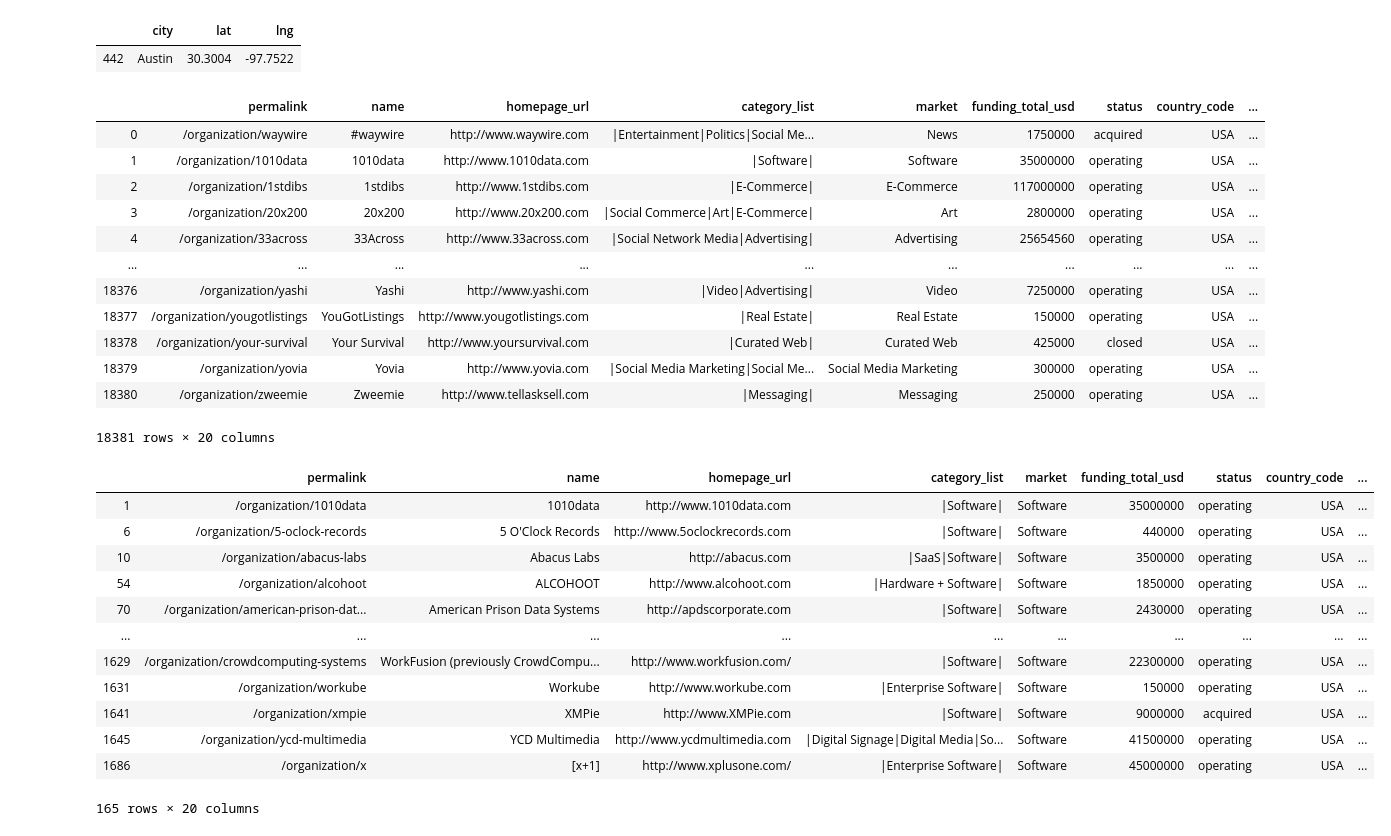
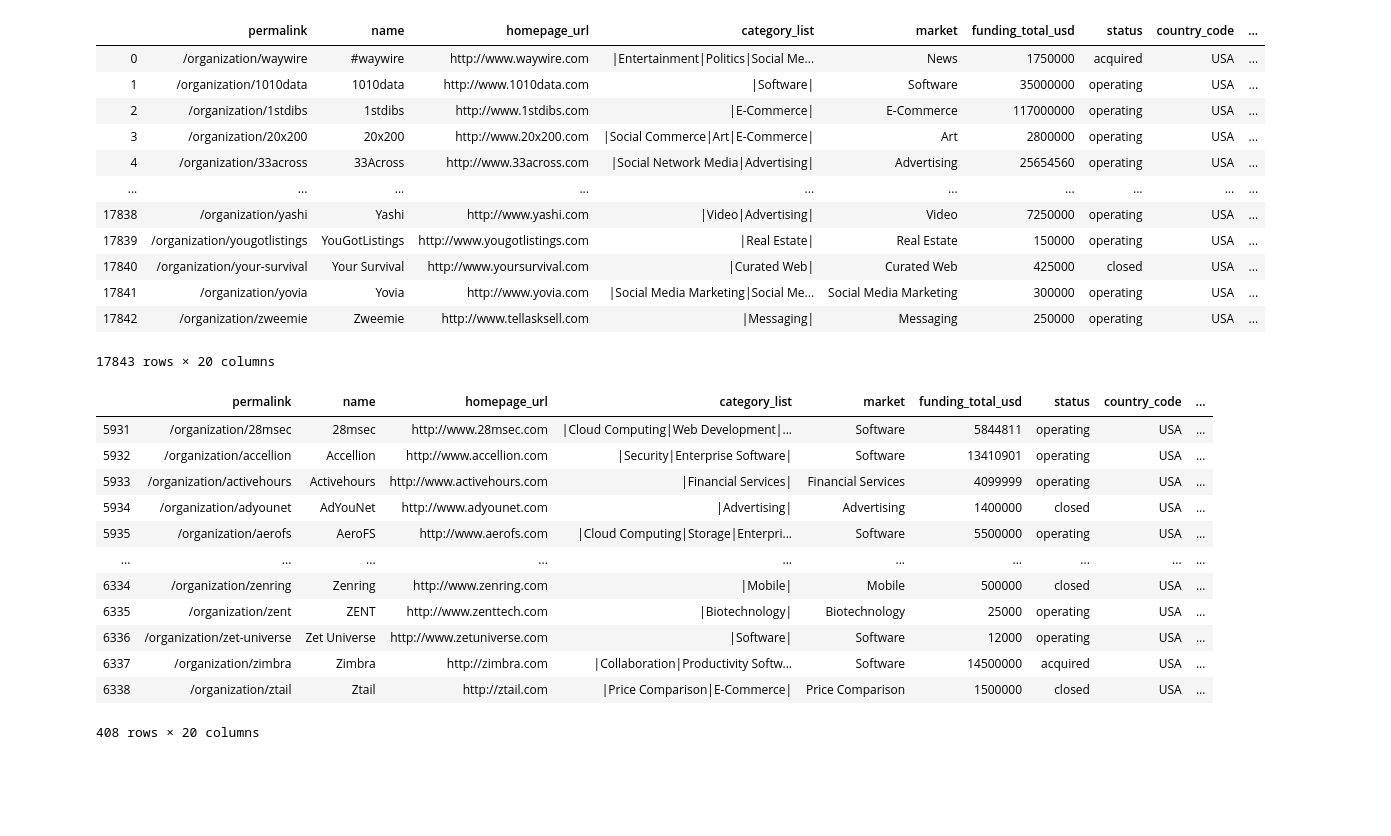
Before and after one commit to jjhuang22/cs171-final-project, a Jupyter notebook: data/EDA.ipynb, the cells around one changed output. Cells and saved outputs as stored; diff of their text form; code cells hidden in the pictures; blank space fills up the shorter version.

```diff
--- a/data/EDA.ipynb
+++ b/data/EDA.ipynb
@@ -23,6 +21,7 @@ companies_df = companies_df[companies_df['funding_total_usd'] != '-']
 for col in ['funding_total_usd', 'founded_year', 'funding_rounds']:
     companies_df[col] = companies_df[col].astype(int)
 # %%
-worldcities_df = pd.read_csv("worldcities.csv")[['city', 'lat', 'lng']]
+worldcities_df = pd.read_csv("worldcities.csv")
+worldcities_df = worldcities_df[worldcities_df['country'] == 'United States'][['city', 'lat', 'lng']]
 worldcities_df['city'] = worldcities_df['city'].astype(str)
 worldcities_df.drop_duplicates(subset=['city'], inplace = True)
@@ -34,8 +28,3 @@ worldcities_df[worldcities_df['city'] == 'San Francisco']
-# %%
-worldcities_df[worldcities_df['city'] == 'Austin']
-# %% [output]
-|  | city | lat | lng |
-| 442 | Austin | 30.3004 | -97.7522 |
 # %%
 merge_df = companies_df.merge(worldcities_df, how = 'inner', left_on = 'city', right_on = 'city')
 
@@ -57,28 +46,28 @@ merge_df
 | 3 | /organization/20x200 | 20x200 | http://www.20x200.com | |Social Commerce|Art|E-Commerce| | Art | 2800000 | operating | USA | ... |
 | 4 | /organization/33across | 33Across | http://www.33across.com | |Social Network Media|Advertising| | Advertising | 25654560 | operating | USA | ... |
 | ... | ... | ... | ... | ... | ... | ... | ... | ... | ... |
-| 18376 | /organization/yashi | Yashi | http://www.yashi.com | |Video|Advertising| | Video | 7250000 | operating | USA | ... |
-| 18377 | /organization/yougotlistings | YouGotListings | http://www.yougotlistings.com | |Real Estate| | Real Estate | 150000 | operating | USA | ... |
-| 18378 | /organization/your-survival | Your Survival | http://www.yoursurvival.com | |Curated Web| | Curated Web | 425000 | closed | USA | ... |
-| 18379 | /organization/yovia | Yovia | http://www.yovia.com | |Social Media Marketing|Social Me... | Social Media Marketing | 300000 | operating | USA | ... |
-| 18380 | /organization/zweemie | Zweemie | http://www.tellasksell.com | |Messaging| | Messaging | 250000 | operating | USA | ... |
+| 17838 | /organization/yashi | Yashi | http://www.yashi.com | |Video|Advertising| | Video | 7250000 | operating | USA | ... |
+| 17839 | /organization/yougotlistings | YouGotListings | http://www.yougotlistings.com | |Real Estate| | Real Estate | 150000 | operating | USA | ... |
+| 17840 | /organization/your-survival | Your Survival | http://www.yoursurvival.com | |Curated Web| | Curated Web | 425000 | closed | USA | ... |
+| 17841 | /organization/yovia | Yovia | http://www.yovia.com | |Social Media Marketing|Social Me... | Social Media Marketing | 300000 | operating | USA | ... |
+| 17842 | /organization/zweemie | Zweemie | http://www.tellasksell.com | |Messaging| | Messaging | 250000 | operating | USA | ... |
-18381 rows × 20 columns
+17843 rows × 20 columns
 # %%
-merge_df[(merge_df['market'] == 'Software') & (merge_df['city'] == 'New York')]
+merge_df[merge_df['city'] == 'Palo Alto']
 # %% [output]
 |  | permalink | name | homepage_url | category_list | market | funding_total_usd | status | country_code | ... |
-| 1 | /organization/1010data | 1010data | http://www.1010data.com | |Software| | Software | 35000000 | operating | USA | ... |
-| 6 | /organization/5-oclock-records | 5 O'Clock Records | http://www.5oclockrecords.com | |Software| | Software | 440000 | operating | USA | ... |
-| 10 | /organization/abacus-labs | Abacus Labs | http://abacus.com | |SaaS|Software| | Software | 3500000 | operating | USA | ... |
-| 54 | /organization/alcohoot | ALCOHOOT | http://www.alcohoot.com | |Hardware + Software| | Software | 1850000 | operating | USA | ... |
-| 70 | /organization/american-prison-dat... | American Prison Data Systems | http://apdscorporate.com | |Software| | Software | 2430000 | operating | USA | ... |
+| 5931 | /organization/28msec | 28msec | http://www.28msec.com | |Cloud Computing|Web Development|... | Software | 5844811 | operating | USA | ... |
+| 5932 | /organization/accellion | Accellion | http://www.accellion.com | |Security|Enterprise Software| | Software | 13410901 | operating | USA | ... |
+| 5933 | /organization/activehours | Activehours | http://www.activehours.com | |Financial Services| | Financial Services | 4099999 | operating | USA | ... |
+| 5934 | /organization/adyounet | AdYouNet | http://www.adyounet.com | |Advertising| | Advertising | 1400000 | closed | USA | ... |
+| 5935 | /organization/aerofs | AeroFS | http://www.aerofs.com | |Cloud Computing|Storage|Enterpri... | Software | 5500000 | operating | USA | ... |
 | ... | ... | ... | ... | ... | ... | ... | ... | ... | ... |
-| 1629 | /organization/crowdcomputing-systems | WorkFusion (previously CrowdCompu... | http://www.workfusion.com/ | |Software| | Software | 22300000 | operating | USA | ... |
-| 1631 | /organization/workube | Workube | http://www.workube.com | |Enterprise Software| | Software | 150000 | operating | USA | ... |
-| 1641 | /organization/xmpie | XMPie | http://www.XMPie.com | |Software| | Software | 9000000 | acquired | USA | ... |
-| 1645 | /organization/ycd-multimedia | YCD Multimedia | http://www.ycdmultimedia.com | |Digital Signage|Digital Media|So... | Software | 41500000 | operating | USA | ... |
-| 1686 | /organization/x | [x+1] | http://www.xplusone.com/ | |Enterprise Software| | Software | 45000000 | operating | USA | ... |
+| 6334 | /organization/zenring | Zenring | http://www.zenring.com | |Mobile| | Mobile | 500000 | closed | USA | ... |
+| 6335 | /organization/zent | ZENT | http://www.zenttech.com | |Biotechnology| | Biotechnology | 25000 | operating | USA | ... |
+| 6336 | /organization/zet-universe | Zet Universe | http://www.zetuniverse.com | |Software| | Software | 12000 | operating | USA | ... |
+| 6337 | /organization/zimbra | Zimbra | http://zimbra.com | |Collaboration|Productivity Softw... | Software | 14500000 | acquired | USA | ... |
+| 6338 | /organization/ztail | Ztail | http://ztail.com | |Price Comparison|E-Commerce| | Price Comparison | 1500000 | closed | USA | ... |
-165 rows × 20 columns
+408 rows × 20 columns
 # %%
 markets = pd.DataFrame(merge_df.groupby('market')['market'].count())
 markets.rename(columns={'market': 'count'}, inplace=True)
```
Also changed, not shown: parts of 9 cells of this notebook, 5 other files.
